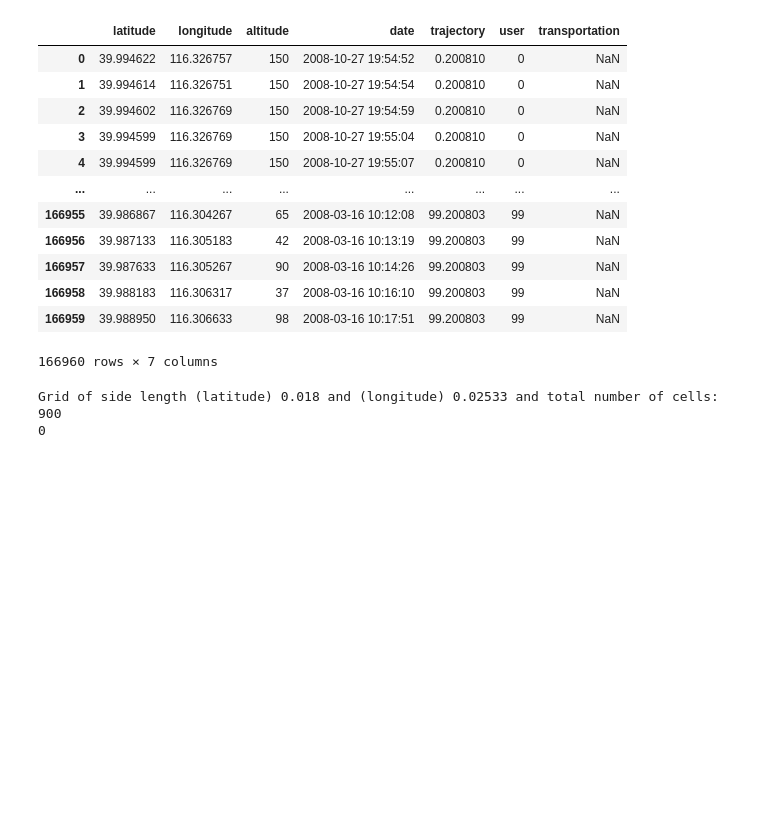
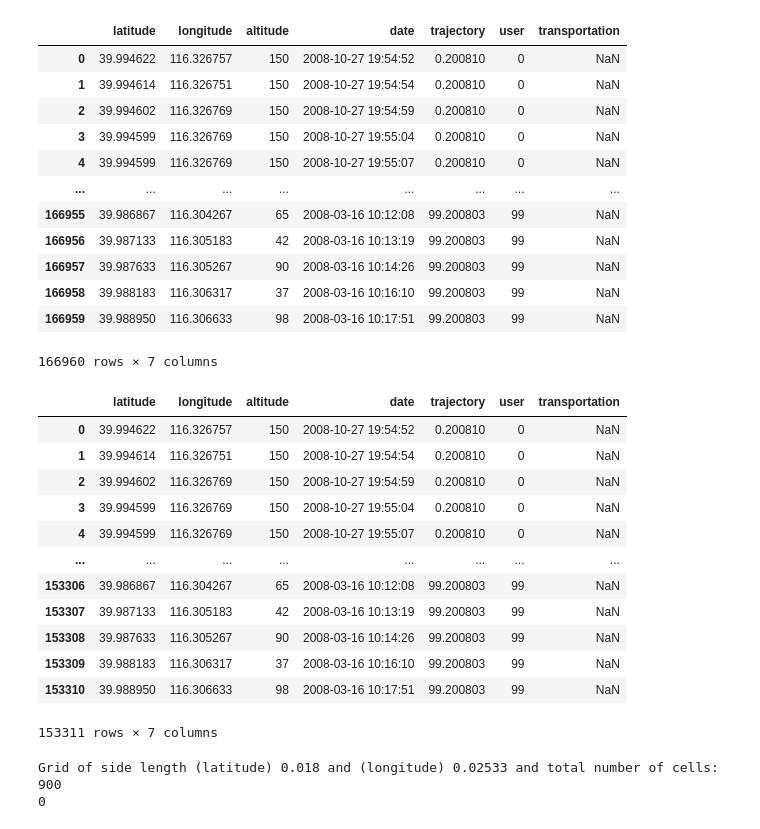
Before and after one commit to svensesen/Beijing-Topo, a Jupyter notebook: rav graphification attempt.ipynb, the cells around one changed output. Saved outputs shown, nothing was run; the diff lists cells and outputs as text; code cells hidden in the pictures; blank space fills up the shorter version.

Commit message:
Slight changes - cropping city boundaries

```diff
--- a/rav graphification attempt.ipynb
+++ b/rav graphification attempt.ipynb
@@ -2,6 +2,7 @@
 #CHANGE THE PATH TO THE PATH AT YOUR PC!
 path = "C:\\Users\\user\\Desktop\\TUe\\Topological\\Project\\Geolife Trajectories 1.3\\Data\\"
 CITY_BORDERS = [40.19, 39.65, 115.98, 116.74]
+crop_to_borders = True
 #Optimal threshold for # of occurances per cell to be classified as a vetex - 600
 
 import pandas as pd
@@ -11,7 +12,16 @@ import matplotlib.pyplot as plt
 from Graph import Graph, Vertex, Edge
 # %%
 df = pd.read_csv(".\\presets\\very_short.csv")
-#[(f, b) for f, b in zip(range(6), range(5))] #just an example
+
+#(possibly) cropping the data to the city borders:
+if crop_to_borders:
+    mask_north = df['latitude'] <= CITY_BORDERS[0]
+    mask_south = df['latitude'] >= CITY_BORDERS[1]
+    mask_east = df['longitude'] <= CITY_BORDERS[3]
+    mask_west = df['longitude'] >= CITY_BORDERS[2]
+    mask_all = mask_north & mask_south & mask_east & mask_west
+    df = df[mask_all].reset_index(drop=True)
+
 df
 # %% [output]
 |  | latitude | longitude | altitude | date | trajectory | user | transportation |
@@ -27,6 +37,22 @@ df
 | 166958 | 39.988183 | 116.306317 | 37 | 2008-03-16 10:16:10 | 99.200803 | 99 | NaN |
 | 166959 | 39.988950 | 116.306633 | 98 | 2008-03-16 10:17:51 | 99.200803 | 99 | NaN |
 166960 rows × 7 columns
+# %%
+df
+# %% [output]
+|  | latitude | longitude | altitude | date | trajectory | user | transportation |
+| 0 | 39.994622 | 116.326757 | 150 | 2008-10-27 19:54:52 | 0.200810 | 0 | NaN |
+| 1 | 39.994614 | 116.326751 | 150 | 2008-10-27 19:54:54 | 0.200810 | 0 | NaN |
+| 2 | 39.994602 | 116.326769 | 150 | 2008-10-27 19:54:59 | 0.200810 | 0 | NaN |
+| 3 | 39.994599 | 116.326769 | 150 | 2008-10-27 19:55:04 | 0.200810 | 0 | NaN |
+| 4 | 39.994599 | 116.326769 | 150 | 2008-10-27 19:55:07 | 0.200810 | 0 | NaN |
+| ... | ... | ... | ... | ... | ... | ... | ... |
+| 153306 | 39.986867 | 116.304267 | 65 | 2008-03-16 10:12:08 | 99.200803 | 99 | NaN |
+| 153307 | 39.987133 | 116.305183 | 42 | 2008-03-16 10:13:19 | 99.200803 | 99 | NaN |
+| 153308 | 39.987633 | 116.305267 | 90 | 2008-03-16 10:14:26 | 99.200803 | 99 | NaN |
+| 153309 | 39.988183 | 116.306317 | 37 | 2008-03-16 10:16:10 | 99.200803 | 99 | NaN |
+| 153310 | 39.988950 | 116.306633 | 98 | 2008-03-16 10:17:51 | 99.200803 | 99 | NaN |
+153311 rows × 7 columns
 # %%
 #Cell and Grid classes for dividing up the city into a grid
 
```
Also changed, not shown: 1 other file.
